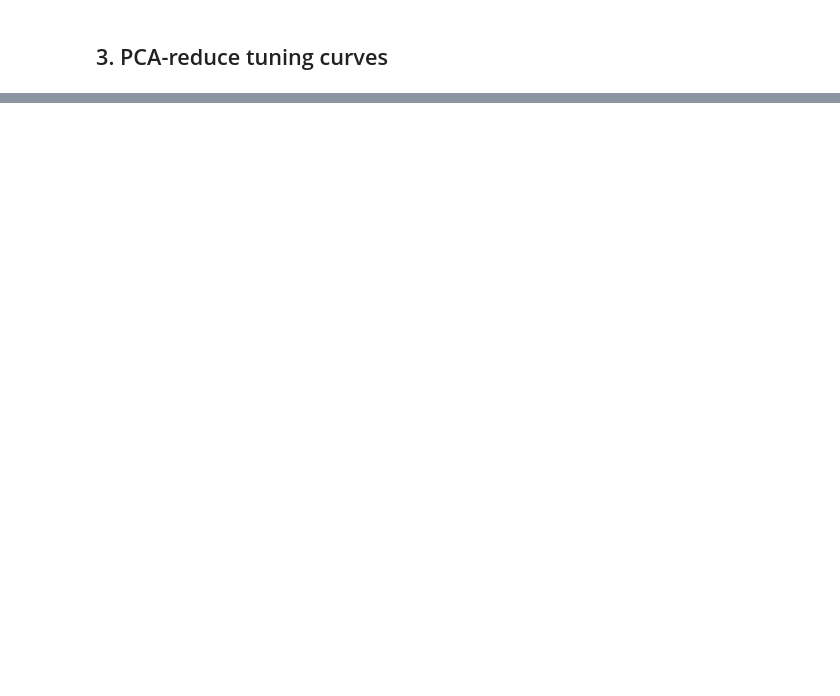
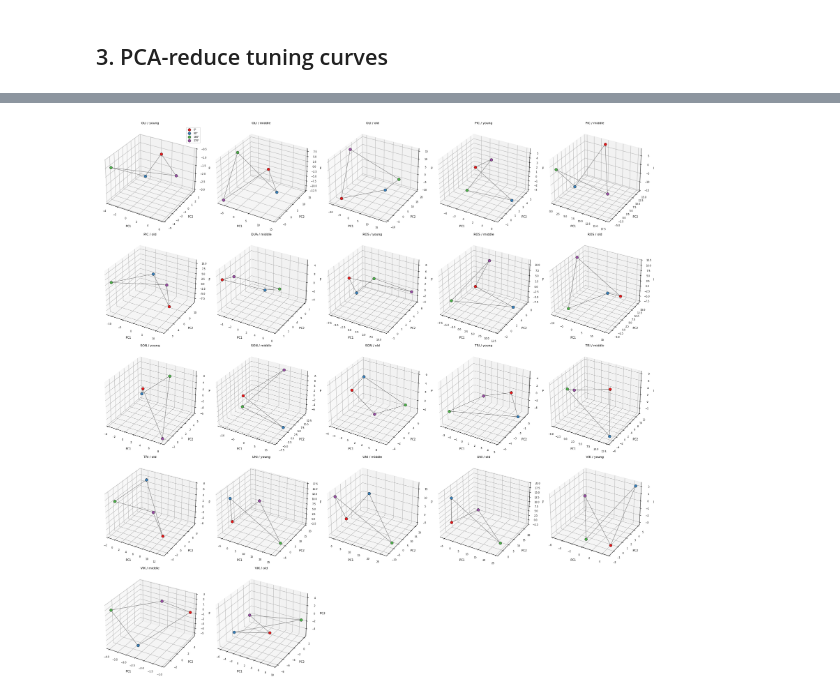
Before and after one commit to jmourabarbosa/geometryofage, a Jupyter notebook: analyses/tuning_curves.ipynb, the cells around one changed output, grey strips where cells are left out. Drawn from its saved outputs; the diff is of its cells as text; code cells hidden in the pictures; blank space fills up the shorter version.

```diff
--- a/analyses/tuning_curves.ipynb
+++ b/analyses/tuning_curves.ipynb
@@ -84,0 +128,43 @@ for mid, groups in reduced.items():
+# %%
+from mpl_toolkits.mplot3d import Axes3D
+
+STIM_LABELS = ['0°', '90°', '180°', '270°']
+STIM_COLORS = ['#e41a1c', '#377eb8', '#4daf4a', '#984ea3']
+
+n_plots = sum(len(g) for g in reduced.values())
+ncols = min(n_plots, 5)
+nrows = int(np.ceil(n_plots / ncols))
+fig = plt.figure(figsize=(4 * ncols, 4 * nrows))
+
+i = 1
+for mid, groups in reduced.items():
+    for g, info in groups.items():
+        ax = fig.add_subplot(nrows, ncols, i, projection='3d')
+        tc = info['tc']  # (n_pcs, 4, 2)
+        x = tc[0, :, 0]  # PC1
+        y = tc[1, :, 0]  # PC2
+        z = tc[2, :, 0]  # PC3
+
+        # Connect consecutive stimuli (circular)
+        x_loop = np.append(x, x[0])
+        y_loop = np.append(y, y[0])
+        z_loop = np.append(z, z[0])
+        ax.plot(x_loop, y_loop, z_loop, '-', color='gray', lw=1, zorder=1)
+
+        # Color dots by stimulus
+        for s in range(4):
+            ax.scatter(x[s], y[s], z[s], color=STIM_COLORS[s], s=50, zorder=2,
+                       edgecolors='k', linewidths=0.5, label=STIM_LABELS[s])
+
+        ax.set_title(f'{mid} / {AGE_GROUP_LABELS[g]}', fontsize=8)
+        ax.set_xlabel('PC1', fontsize=7)
+        ax.set_ylabel('PC2', fontsize=7)
+        ax.set_zlabel('PC3', fontsize=7)
+        ax.tick_params(labelsize=6)
+        if i == 1:
+            ax.legend(fontsize=6, loc='best')
+        i += 1
+
+plt.tight_layout()
+# %% [output]
+[figure, added]
```
Also changed, not shown: parts of 12 cells of this notebook, 4 other files.
